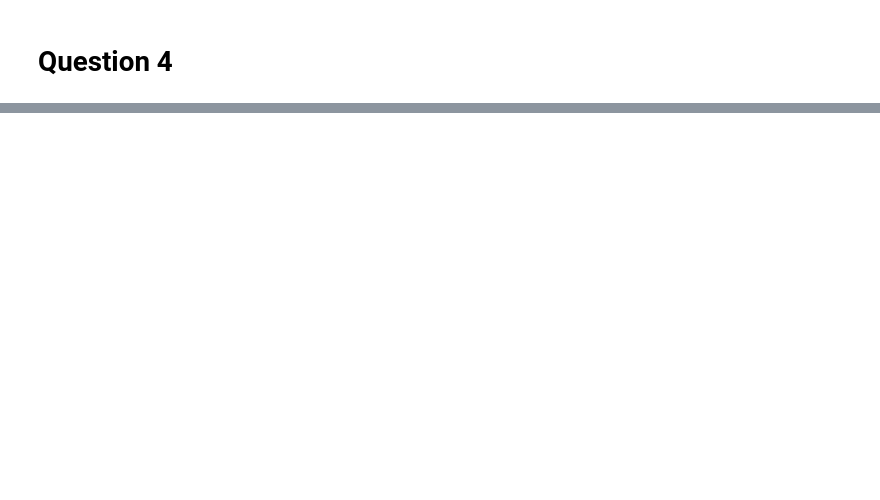
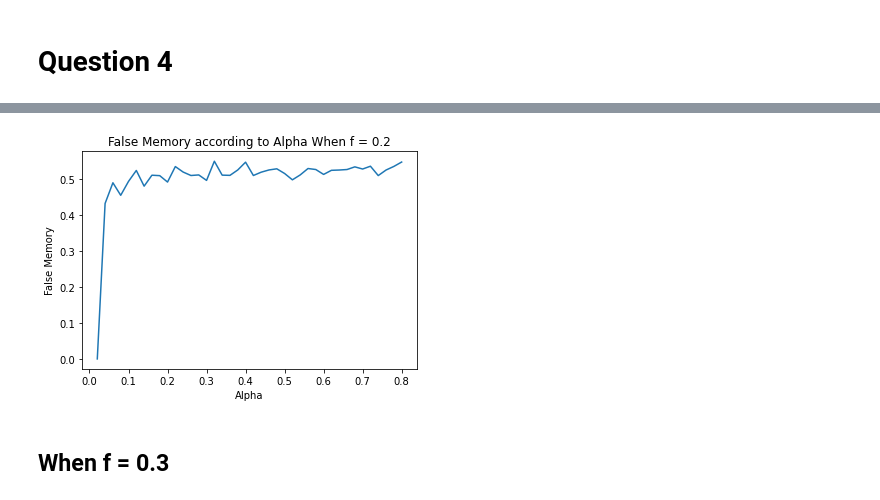
Before and after one commit to nadavWeisler/ComputationAndCognition, a Jupyter notebook: ex2/main.ipynb, the cells around one changed output, grey strips where cells are left out. Cells and saved outputs as stored; diff of their text form; code cells hidden in the pictures; blank space fills up the shorter version.

```diff
--- a/ex2/main.ipynb
+++ b/ex2/main.ipynb
@@ -99,7 +78,12 @@ plt.show()
+# %%
+df_mean_results_02 = df_02.groupby(by="alpha").mean()
 # %%
-plt.plot(experiment(0.3), A)
-
-plt.title("False Memory according to Alpha")
-plt.xlabel("alpha")
-plt.ylabel("percentage")
+plt.plot(df_mean_results_02)
+plt.title("False Memory according to Alpha When f = 0.2")
+plt.xlabel("Alpha")
+plt.ylabel("False Memory")
 plt.show()
+# %% [output]
+[figure, added]
+# %% [markdown]
+## When f = 0.3
```
Also changed, not shown: parts of 17 cells of this notebook.
